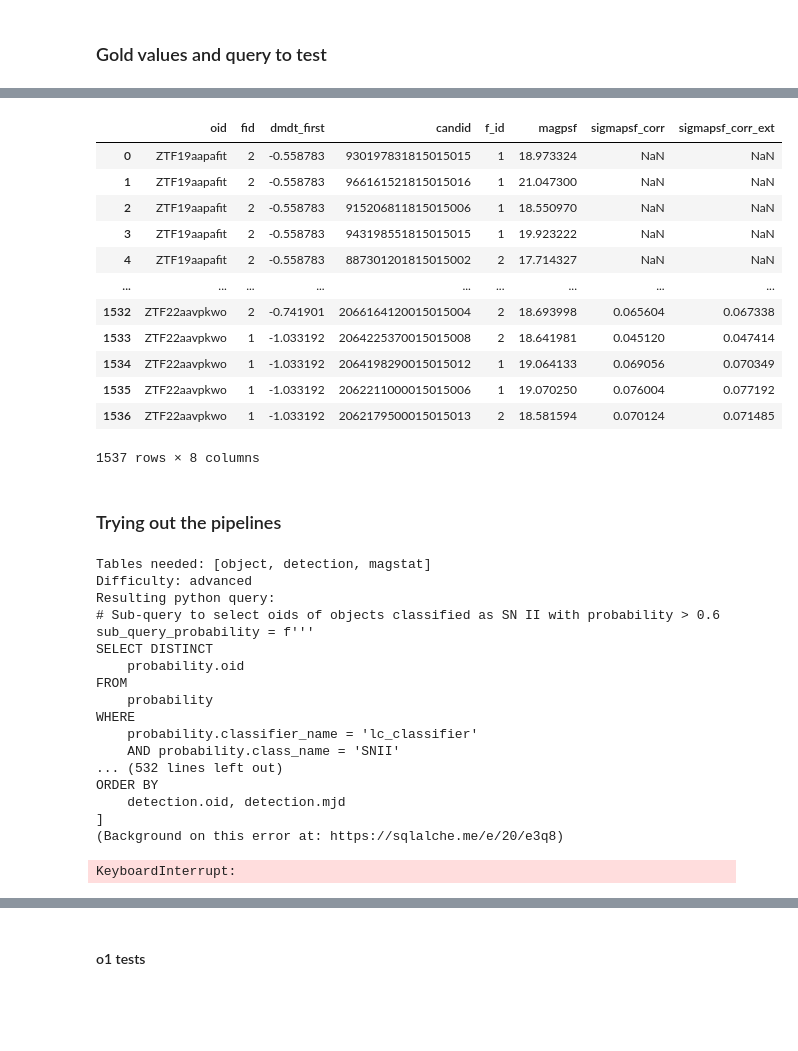
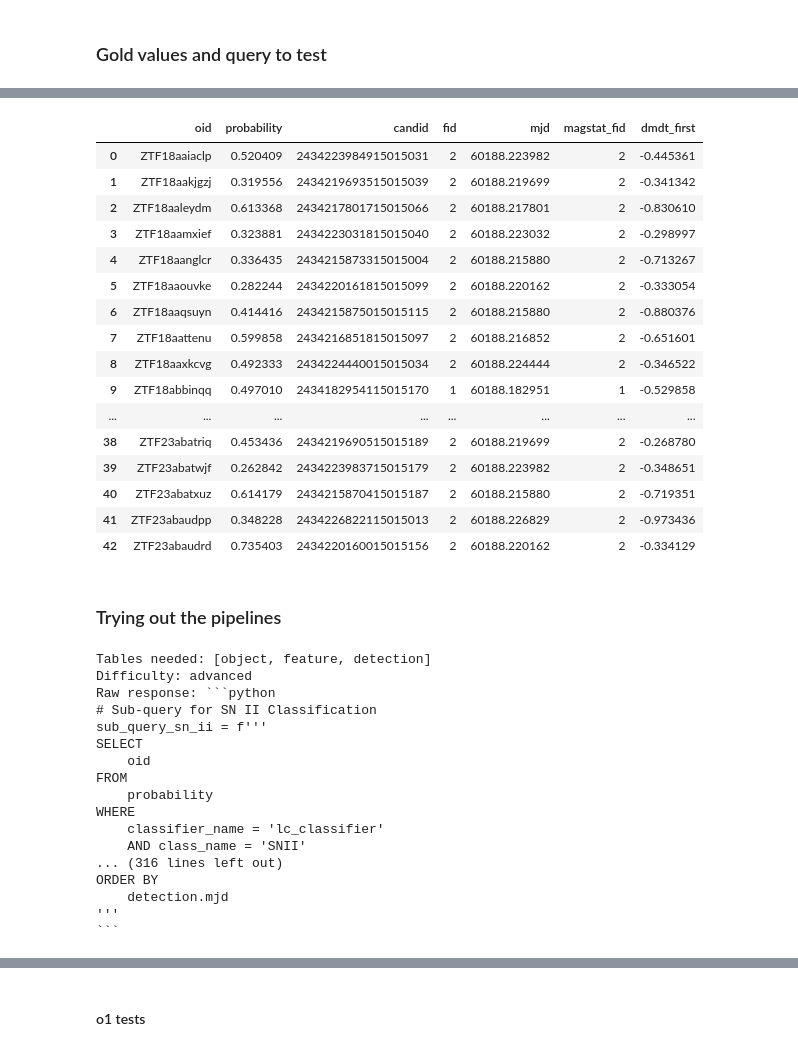
Before and after one commit to SimonSanfeliu/Tesis-Simon-Sanfeliu, a Jupyter notebook: tests.ipynb, the cells around one changed output, grey strips where cells are left out. Saved outputs shown, nothing was run; the diff lists cells and outputs as text; code cells hidden in the pictures; blank space fills up the shorter version.

````diff
--- a/tests.ipynb
+++ b/tests.ipynb
@@ -39,7 +39,7 @@ excel.head()
 ### Gold values and query to test
 # %%
 # Select a query
-query = "Get the object identifier, candidate identifier, magnitudes, magnitude errors, and band identifiers as a function of time of the objects classified as SN II in the year 2019-2022, with probability larger than 0.6, initial rise rate greater than 0.5 mag/day in ZTF g and r-band and number of detections greater than 50."
+query = "Get the object identifiers, probabilities in the stamp classifier and light curves (only detections) for objects whose highest probability in the stamp classifier is obtained for class SN, that had their first detection in the first 2 days of september, and that qualify as fast risers."
 
 # Check if the query is in the excel file
 if query in excel["request"].to_list():
@@ -77,29 +93,34 @@ NameError: name 'excel' is not defined
 # %%
 # Running the gold query
 from secret.config import SQL_URL
 import requests
 import sqlalchemy as sa
 
 # Setup params for query engine
 params = requests.get(SQL_URL).json()['params']
 engine = sa.create_engine(f"postgresql+psycopg2://{params['user']}:{params['password']}@{params['host']}/{params['dbname']}")
 engine.begin()
 
-pd.read_sql_query(sql_gold, con=engine)
+resultGold = pd.read_sql_query(sql_gold, con=engine)
+resultGold
 # %% [output]
-|  | oid | fid | dmdt_first | candid | f_id | magpsf | sigmapsf_corr | sigmapsf_corr_ext |
-| 0 | ZTF19aapafit | 2 | -0.558783 | 930197831815015015 | 1 | 18.973324 | NaN | NaN |
-| 1 | ZTF19aapafit | 2 | -0.558783 | 966161521815015016 | 1 | 21.047300 | NaN | NaN |
-| 2 | ZTF19aapafit | 2 | -0.558783 | 915206811815015006 | 1 | 18.550970 | NaN | NaN |
-| 3 | ZTF19aapafit | 2 | -0.558783 | 943198551815015015 | 1 | 19.923222 | NaN | NaN |
-| 4 | ZTF19aapafit | 2 | -0.558783 | 887301201815015002 | 2 | 17.714327 | NaN | NaN |
-| ... | ... | ... | ... | ... | ... | ... | ... | ... |
-| 1532 | ZTF22aavpkwo | 2 | -0.741901 | 2066164120015015004 | 2 | 18.693998 | 0.065604 | 0.067338 |
-| 1533 | ZTF22aavpkwo | 1 | -1.033192 | 2064225370015015008 | 2 | 18.641981 | 0.045120 | 0.047414 |
-| 1534 | ZTF22aavpkwo | 1 | -1.033192 | 2064198290015015012 | 1 | 19.064133 | 0.069056 | 0.070349 |
-| 1535 | ZTF22aavpkwo | 1 | -1.033192 | 2062211000015015006 | 1 | 19.070250 | 0.076004 | 0.077192 |
-| 1536 | ZTF22aavpkwo | 1 | -1.033192 | 2062179500015015013 | 2 | 18.581594 | 0.070124 | 0.071485 |
+|  | oid | probability | candid | fid | mjd | magstat_fid | dmdt_first |
+| 0 | ZTF18aaiaclp | 0.520409 | 2434223984915015031 | 2 | 60188.223982 | 2 | -0.445361 |
+| 1 | ZTF18aakjgzj | 0.319556 | 2434219693515015039 | 2 | 60188.219699 | 2 | -0.341342 |
+| 2 | ZTF18aaleydm | 0.613368 | 2434217801715015066 | 2 | 60188.217801 | 2 | -0.830610 |
+| 3 | ZTF18aamxief | 0.323881 | 2434223031815015040 | 2 | 60188.223032 | 2 | -0.298997 |
+| 4 | ZTF18aanglcr | 0.336435 | 2434215873315015004 | 2 | 60188.215880 | 2 | -0.713267 |
+| 5 | ZTF18aaouvke | 0.282244 | 2434220161815015099 | 2 | 60188.220162 | 2 | -0.333054 |
+| 6 | ZTF18aaqsuyn | 0.414416 | 2434215875015015115 | 2 | 60188.215880 | 2 | -0.880376 |
+| 7 | ZTF18aattenu | 0.599858 | 2434216851815015097 | 2 | 60188.216852 | 2 | -0.651601 |
+| 8 | ZTF18aaxkcvg | 0.492333 | 2434224440015015034 | 2 | 60188.224444 | 2 | -0.346522 |
+| 9 | ZTF18abbinqq | 0.497010 | 2434182954115015170 | 1 | 60188.182951 | 1 | -0.529858 |
+| ... | ... | ... | ... | ... | ... | ... | ... |
+| 38 | ZTF23abatriq | 0.453436 | 2434219690515015189 | 2 | 60188.219699 | 2 | -0.268780 |
+| 39 | ZTF23abatwjf | 0.262842 | 2434223983715015179 | 2 | 60188.223982 | 2 | -0.348651 |
+| 40 | ZTF23abatxuz | 0.614179 | 2434215870415015187 | 2 | 60188.215880 | 2 | -0.719351 |
+| 41 | ZTF23abaudpp | 0.348228 | 2434226822115015013 | 2 | 60188.226829 | 2 | -0.973436 |
+| 42 | ZTF23abaudrd | 0.735403 | 2434220160015015156 | 2 | 60188.220162 | 2 | -0.334129 |
-1537 rows × 8 columns
 # %% [markdown]
 ### Trying out the pipelines
 # %%
@@ -122,7 +143,7 @@ overlap = 300
 quantity = 10
 
 # Running the pipeline
-result, error, total_usage, prompts = run_pipeline(query, model, max_tokens, size,
+result, error, total_usage, prompts, _ = run_pipeline(query, model, max_tokens, size,
                                             overlap, quantity, format, False,
                                             True, True, 2, 3)
 print("Resulting table:")
@@ -134,21 +155,20 @@ pprint(total_usage)
 with open(f"prompts/examples/prompts_query_{model}.txt", "w") as f:
     f.write(str(prompts))
 # %% [output]
-Tables needed: [object, detection, magstat]
+Tables needed: [object, feature, detection]
 Difficulty: advanced
-Resulting python query:
-# Sub-query to select oids of objects classified as SN II with probability > 0.6
-sub_query_probability = f'''
-SELECT DISTINCT
-    probability.oid
+Raw response: ```python
+# Sub-query for SN II Classification
+sub_query_sn_ii = f'''
+SELECT
+    oid
 FROM
     probability
 WHERE
-    probability.classifier_name = 'lc_classifier'
-    AND probability.class_name = 'SNII'
-... (532 lines left out)
+    classifier_name = 'lc_classifier'
+    AND class_name = 'SNII'
+... (316 lines left out)
 ORDER BY
-    detection.oid, detection.mjd
-]
-(Background on this error at: https://sqlalche.me/e/20/e3q8)
+    detection.mjd
+'''
+```
-KeyboardInterrupt:
````
Also changed, not shown: parts of 5 cells of this notebook, 8 other files.
